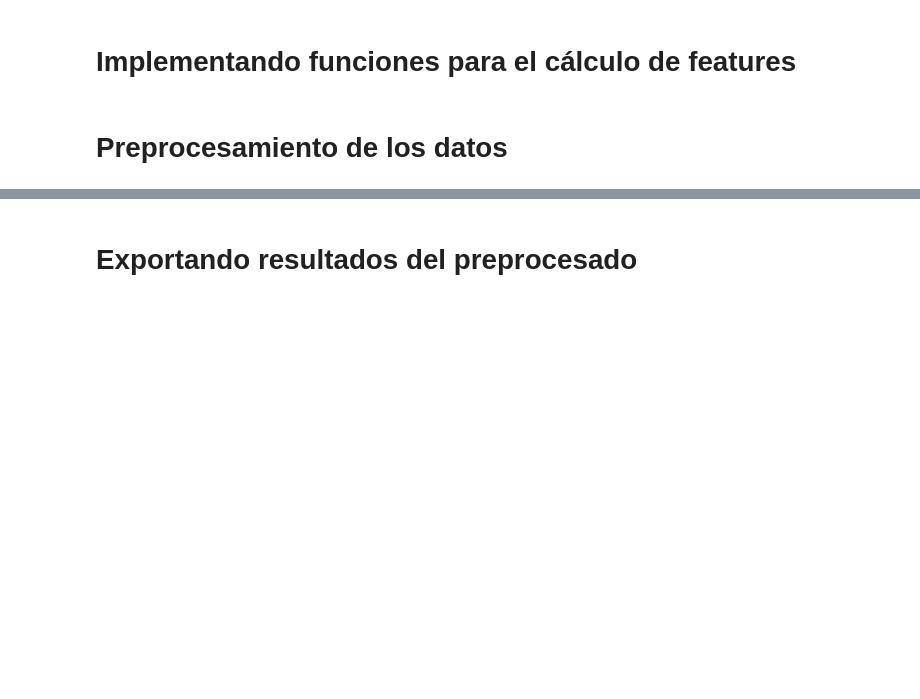
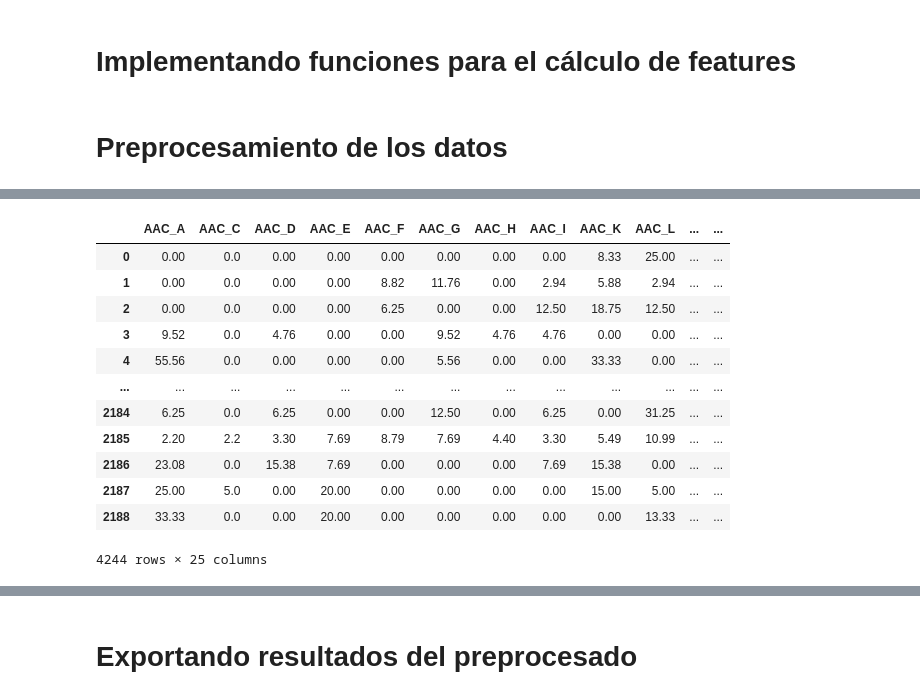
Before and after one commit to chrislara01/AMP, a Jupyter notebook: proc.ipynb, the cells around one changed output, grey strips where cells are left out. Cells and saved outputs as stored; diff of their text form; code cells hidden in the pictures; blank space fills up the shorter version.

```diff
--- a/proc.ipynb
+++ b/proc.ipynb
@@ -269,0 +332,16 @@ final_dataset = pd.concat([comb_feat, y], axis=1)
+# %%
+final_dataset_ts
+# %% [output]
+|  | AAC_A | AAC_C | AAC_D | AAC_E | AAC_F | AAC_G | AAC_H | AAC_I | AAC_K | AAC_L | ... | ... |
+| 0 | 0.00 | 0.0 | 0.00 | 0.00 | 0.00 | 0.00 | 0.00 | 0.00 | 8.33 | 25.00 | ... | ... |
+| 1 | 0.00 | 0.0 | 0.00 | 0.00 | 8.82 | 11.76 | 0.00 | 2.94 | 5.88 | 2.94 | ... | ... |
+| 2 | 0.00 | 0.0 | 0.00 | 0.00 | 6.25 | 0.00 | 0.00 | 12.50 | 18.75 | 12.50 | ... | ... |
+| 3 | 9.52 | 0.0 | 4.76 | 0.00 | 0.00 | 9.52 | 4.76 | 4.76 | 0.00 | 0.00 | ... | ... |
+| 4 | 55.56 | 0.0 | 0.00 | 0.00 | 0.00 | 5.56 | 0.00 | 0.00 | 33.33 | 0.00 | ... | ... |
+| ... | ... | ... | ... | ... | ... | ... | ... | ... | ... | ... | ... | ... |
+| 2184 | 6.25 | 0.0 | 6.25 | 0.00 | 0.00 | 12.50 | 0.00 | 6.25 | 0.00 | 31.25 | ... | ... |
+| 2185 | 2.20 | 2.2 | 3.30 | 7.69 | 8.79 | 7.69 | 4.40 | 3.30 | 5.49 | 10.99 | ... | ... |
+| 2186 | 23.08 | 0.0 | 15.38 | 7.69 | 0.00 | 0.00 | 0.00 | 7.69 | 15.38 | 0.00 | ... | ... |
+| 2187 | 25.00 | 5.0 | 0.00 | 20.00 | 0.00 | 0.00 | 0.00 | 0.00 | 15.00 | 5.00 | ... | ... |
+| 2188 | 33.33 | 0.0 | 0.00 | 20.00 | 0.00 | 0.00 | 0.00 | 0.00 | 0.00 | 13.33 | ... | ... |
+4244 rows × 25 columns
```
Also changed, not shown: parts of 14 cells of this notebook.
